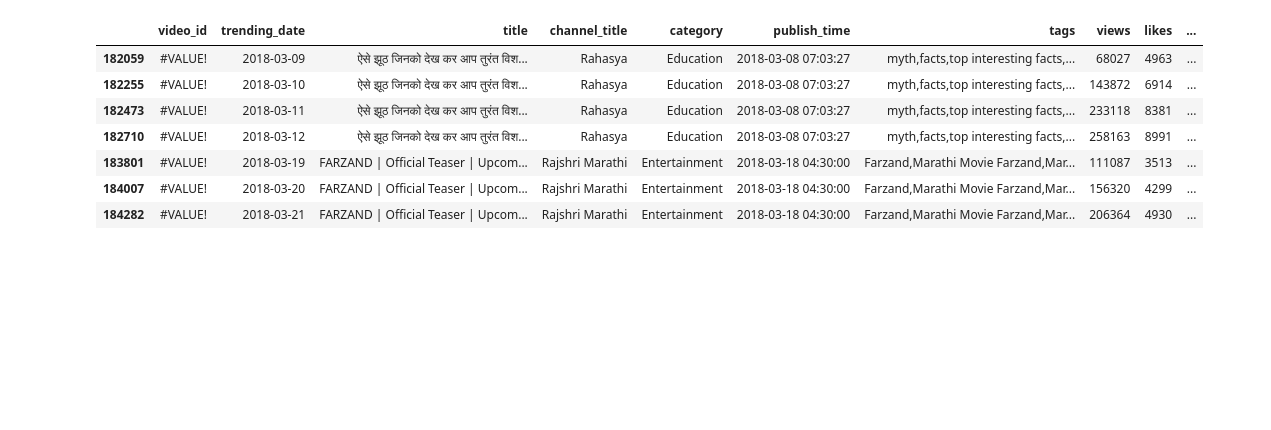
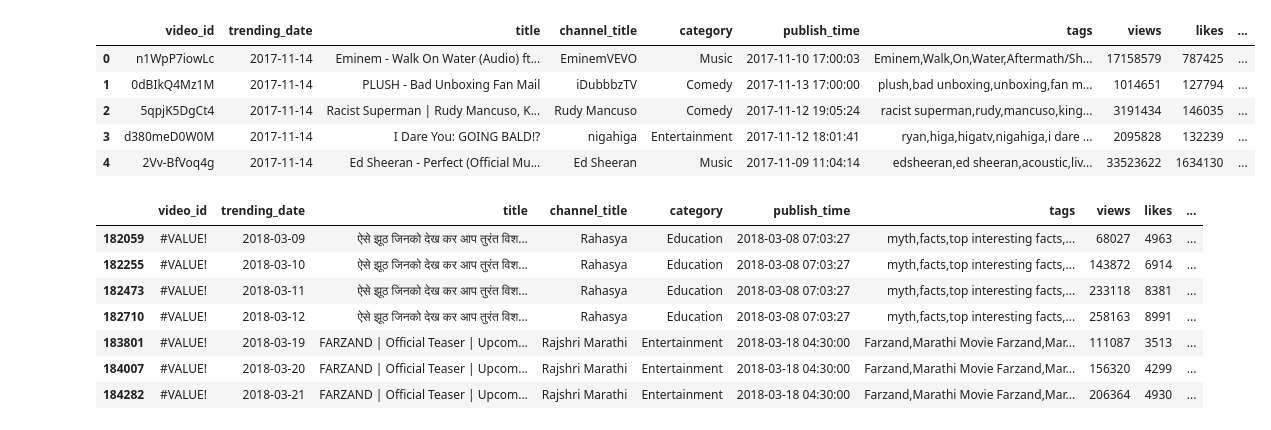
Before and after one commit to evaibrus/datascience-trending-videos, a Jupyter notebook: Project.ipynb, the cells around one changed output. Drawn from its saved outputs; the diff is of its cells as text; code cells hidden in the pictures; blank space fills up the shorter version.

```diff
--- a/Project.ipynb
+++ b/Project.ipynb
@@ -79,16 +79,23 @@ mexico_clean = clean_data(mexico, 'datasets/MX_category_id.json')
 russia_clean = clean_data(russia, 'datasets/RU_category_id.json')
 us_clean = clean_data(us, 'datasets/US_category_id.json')
 # %%
-#canada_clean.head()
+canada_clean.head()
 #germany_clean.head()
 #france_clean.head()
 #uk_clean.head()
 #india_clean.head()
 #japan_clean.head()
 #korea_clean.head()
 #mexico_clean.head()
 #russia_clean.head()
 #us_clean.head()
+# %% [output]
+|  | video_id | trending_date | title | channel_title | category | publish_time | tags | views | likes | ... |
+| 0 | n1WpP7iowLc | 2017-11-14 | Eminem - Walk On Water (Audio) ft... | EminemVEVO | Music | 2017-11-10 17:00:03 | Eminem,Walk,On,Water,Aftermath/Sh... | 17158579 | 787425 | ... |
+| 1 | 0dBIkQ4Mz1M | 2017-11-14 | PLUSH - Bad Unboxing Fan Mail | iDubbbzTV | Comedy | 2017-11-13 17:00:00 | plush,bad unboxing,unboxing,fan m... | 1014651 | 127794 | ... |
+| 2 | 5qpjK5DgCt4 | 2017-11-14 | Racist Superman | Rudy Mancuso, K... | Rudy Mancuso | Comedy | 2017-11-12 19:05:24 | racist superman,rudy,mancuso,king... | 3191434 | 146035 | ... |
+| 3 | d380meD0W0M | 2017-11-14 | I Dare You: GOING BALD!? | nigahiga | Entertainment | 2017-11-12 18:01:41 | ryan,higa,higatv,nigahiga,i dare ... | 2095828 | 132239 | ... |
+| 4 | 2Vv-BfVoq4g | 2017-11-14 | Ed Sheeran - Perfect (Official Mu... | Ed Sheeran | Music | 2017-11-09 11:04:14 | edsheeran,ed sheeran,acoustic,liv... | 33523622 | 1634130 | ... |
 # %%
 ca = canada_clean.copy()
 ca['country'] = 'Canada'
```
Also changed, not shown: parts of 4 cells of this notebook.
